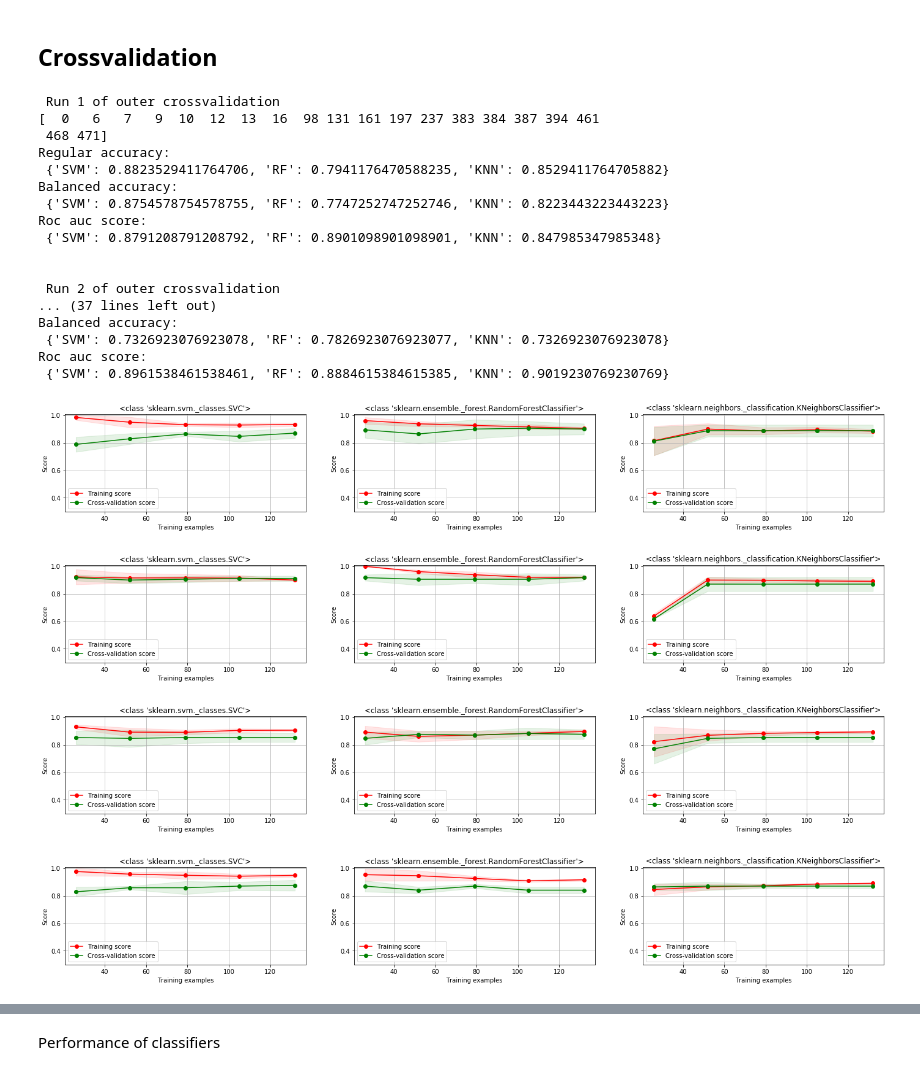
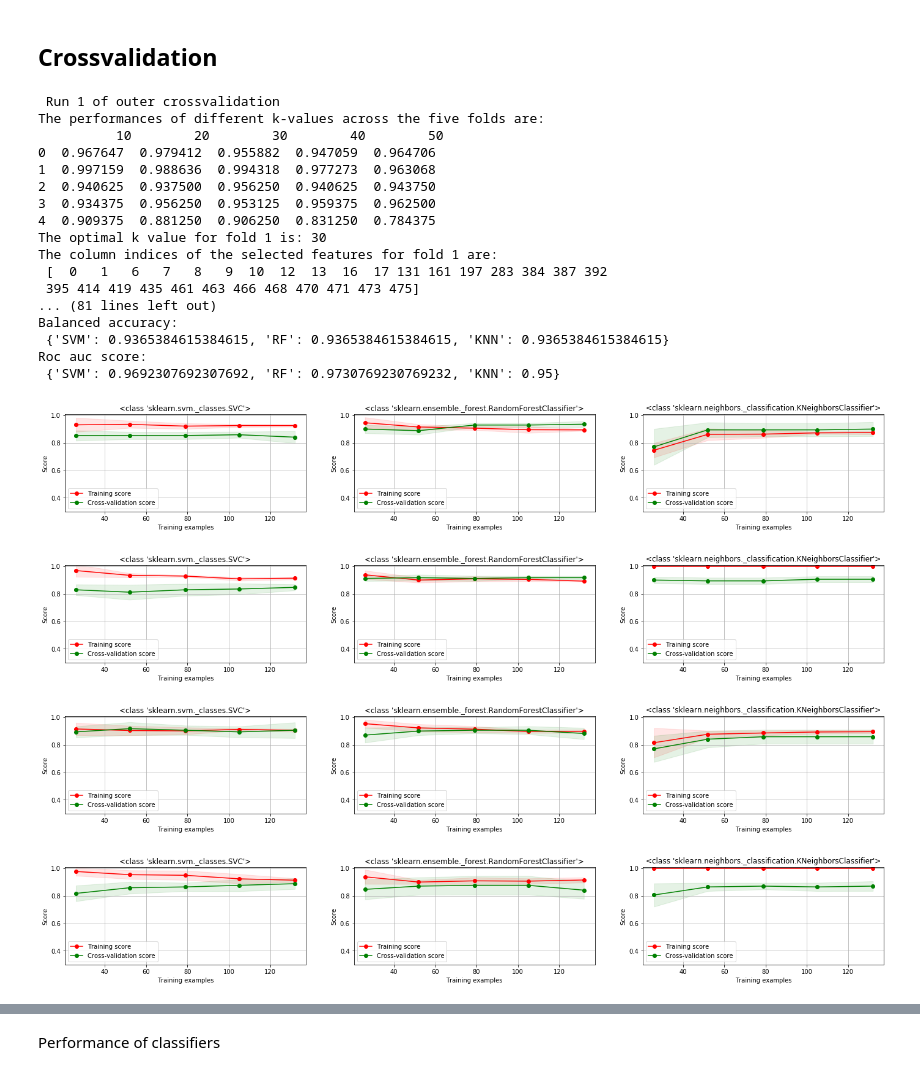
Before and after one commit to mfvanhaaften/TM10007_PROJECT, a Jupyter notebook: assignment.ipynb, the cells around one changed output, grey strips where cells are left out. Cells and saved outputs as stored; diff of their text form; code cells hidden in the pictures.

Commit message:
Implemented parameter optimization feat selection

```diff
--- a/assignment.ipynb
+++ b/assignment.ipynb
@@ -253,7 +253,7 @@ def scale_train_and_test_data(X_train, X_test):
 Feature selection/dimensionality reduction
 # %%
 """
-Univariate feature selection using the Anova test.
+Univariate feature selection using the Mutual Information Criterion.
 Input:
 X_train : array-like, shape (n_samples, n_features)
         Training vector, where n_samples is the number of samples and
@@ -274,8 +274,8 @@ X_test_scal: array-like, shape (n_samples, n_features_selected)
 """
 
 
-def select_features_univariate(X_train, y_train, X_test):
-    selection_method = SelectKBest(mutual_info_classif, k=20).fit(X_train, y_train)
+def select_features_univariate(X_train, y_train, X_test, k_value):
+    selection_method = SelectKBest(mutual_info_classif, k=k_value).fit(X_train, y_train)
     X_train_sel = selection_method.transform(X_train)
     X_test_sel = selection_method.transform(X_test)
     return X_train_sel, X_test_sel, selection_method.get_support(indices=True)
@@ -533,16 +533,43 @@ Evaluation of feature selection methods
 # %%
 skf_1 = StratifiedKFold(n_splits=5, random_state=None, shuffle=True)
 
-for train_index, test_index in skf_2.split(DATA_FEAT_SEL, LABELS_SEL):
+for train_index, test_index in skf_1.split(DATA_FEAT_SEL, LABELS_SEL):
     X_train, X_test = np.array(DATA_FEAT_SEL)[train_index], np.array(DATA_FEAT_SEL)[test_index]
     y_train, y_test = np.array(LABELS_SEL)[train_index], np.array(LABELS_SEL)[test_index]
     X_train_imp, X_test_imp = knn_impute_train_set(X_train, X_test)
     X_train_scal, X_test_scal = scale_train_and_test_data(X_train_imp, X_test_imp)
+# %%
+def select_hyperparameter_feature_selection(X_train, y_train, hyperparameter_options):
+    clf_inner = KNeighborsClassifier(n_neighbors=15)
+    skf_inner = StratifiedKFold(n_splits=5, random_state=None, shuffle=True)
+    performance_param_inner = pd.DataFrame()
+    for train_index_inner, validation_index_inner in skf_inner.split(X_train_scal, y_train):
+        X_train_inner, X_val_inner = np.array(X_train_scal)[train_index_inner], np.array(X_train_scal)[validation_index_inner]
+        y_train_inner, y_val_inner = np.array(y_train)[train_index_inner], np.array(y_train)[validation_index_inner]
+
+        acc_inner = dict()
+        bal_acc_inner = dict()
+        roc_auc_score_inner = dict()
+
+        for param in hyperparameter_options:
+            X_train_sel_inner, X_val_sel_inner, selected_indices_inner  = select_features_univariate(X_train_inner,                                                                                         y_train_inner, X_val_inner, param)
+            acc_inner[str(param)], bal_acc_inner[str(param)], roc_auc_score_inner[str(param)] = get_performance_classifier(clf_inner, X_train_sel_inner, y_train_inner, X_val_sel_inner, y_val_inner)
+
+        performance_param_inner = performance_param_inner.append(roc_auc_score_inner, ignore_index=True)
+
+    print(f'The performances of different k-values across the five folds are: \n {performance_param_inner}')
+
+    mean_performance_param_inner = performance_param_inner.mean()
+    param_optimal = int(mean_performance_param_inner.idxmax(axis=1))
+
+
+    return param_optimal
 # %% [markdown]
 ## Crossvalidation
 # %%
 
 skf_2 = StratifiedKFold(n_splits=5, random_state=None, shuffle=True)
+
 
 ACCURACIES_OUTER = list()
 BALANCED_ACCURACIES_OUTER = list()
@@ -577,9 +604,14 @@ for train_index, test_index in skf_2.split(DATA_FEAT_SEL, LABELS_SEL):
     #X_test_sel = X_test_scal[:,selected_features]
 
     # Univariate and L1
-    X_train_sel, X_test_sel, selected_indices = select_features_univariate(X_train_scal, y_train, X_test_scal)
+    k_options = [10, 20, 30, 40, 50]
+    k_optimal = select_hyperparameter_feature_selection(X_train_scal, y_train, k_options)
+    print(f'The optimal k value for fold {fold} is: {k_optimal}')
+
+    X_train_sel, X_test_sel, selected_indices = select_features_univariate(X_train_scal, y_train, X_test_scal, k_value=k_optimal)
+
     #X_train_sel, X_test_sel, selected_indices = select_features_L1(X_train_scal, y_train, X_test_scal)
-    print(selected_indices)
+    print(f'The column indices of the selected features for fold {fold} are: \n {selected_indices}')
     features_selected = list()
     for index in selected_indices:
         features_selected.append(DATA_FEAT_SEL.columns[index])
@@ -615,48 +647,48 @@ for train_index, test_index in skf_2.split(DATA_FEAT_SEL, LABELS_SEL):
     roc_auc_score_total.append(roc_auc_score_dict)
 
     ACCURACY = ACCURACY.append(acc_dict, ignore_index=True)
     ACCURACY_BALANCED = ACCURACY_BALANCED.append(bal_acc_dict, ignore_index=True)
     AUC = AUC.append(roc_auc_score_dict, ignore_index=True)
 
     print(f'Regular accuracy: \n {acc_dict}')
     print(f'Balanced accuracy: \n {bal_acc_dict}')
     print(f'Roc auc score: \n {roc_auc_score_dict}')
 
     ACCURACIES_OUTER.append(accuracy_total)
     BALANCED_ACCURACIES_OUTER.append(bal_acc_total)
     ROC_AUC_OUTER.append(roc_auc_score_total)
 
     #-------------------- LEARNING CURVES --------------------------------------------------
     cv = StratifiedShuffleSplit(n_splits=5, test_size=0.2, random_state=None)
     num = 0
     fig = plt.figure(figsize=(24,8*len(clfs)))
     X_total = np.concatenate((X_train_sel, X_test_sel), axis=0)
     y_total = np.concatenate([y_train, y_test])
 
     for clf in clfs:
         title = str(type(clf))
         ax = fig.add_subplot(7, 3, num+1)
         plot_learning_curve(clf, title, X_total, y_total, ax, ylim=(0.3, 1.01), cv=cv, train_sizes=np.linspace(0.2,                             1,5))
         num += 1
 # %% [output]
  Run 1 of outer crossvalidation
-[  0   6   7   9  10  12  13  16  98 131 161 197 237 383 384 387 394 461
- 468 471]
-Regular accuracy:
- {'SVM': 0.8823529411764706, 'RF': 0.7941176470588235, 'KNN': 0.8529411764705882}
+The performances of different k-values across the five folds are:
+          10        20        30        40        50
+0  0.967647  0.979412  0.955882  0.947059  0.964706
+1  0.997159  0.988636  0.994318  0.977273  0.963068
+2  0.940625  0.937500  0.956250  0.940625  0.943750
+3  0.934375  0.956250  0.953125  0.959375  0.962500
+4  0.909375  0.881250  0.906250  0.831250  0.784375
+The optimal k value for fold 1 is: 30
+The column indices of the selected features for fold 1 are:
+ [  0   1   6   7   8   9  10  12  13  16  17 131 161 197 283 384 387 392
+ 395 414 419 435 461 463 466 468 470 471 473 475]
+... (81 lines left out)
 Balanced accuracy:
- {'SVM': 0.8754578754578755, 'RF': 0.7747252747252746, 'KNN': 0.8223443223443223}
+ {'SVM': 0.9365384615384615, 'RF': 0.9365384615384615, 'KNN': 0.9365384615384615}
 Roc auc score:
- {'SVM': 0.8791208791208792, 'RF': 0.8901098901098901, 'KNN': 0.847985347985348}
-
-
- Run 2 of outer crossvalidation
-... (37 lines left out)
-Balanced accuracy:
- {'SVM': 0.7326923076923078, 'RF': 0.7826923076923077, 'KNN': 0.7326923076923078}
-Roc auc score:
- {'SVM': 0.8961538461538461, 'RF': 0.8884615384615385, 'KNN': 0.9019230769230769}
+ {'SVM': 0.9692307692307692, 'RF': 0.9730769230769232, 'KNN': 0.95}
-[figure, old version]
+[figure, new version]
-[figure, old version]
+[figure, new version]
-[figure, old version]
+[figure, new version]
-[figure, old version]
+[figure, new version]
```
Also changed, not shown: parts of 2 cells of this notebook.
